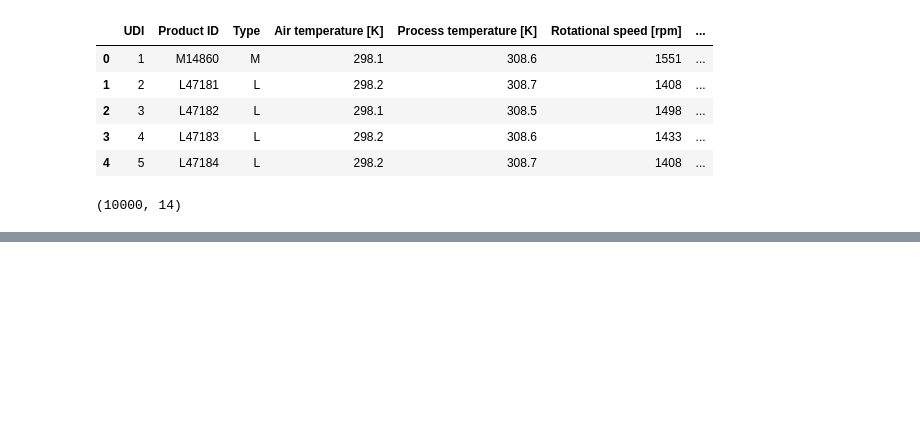
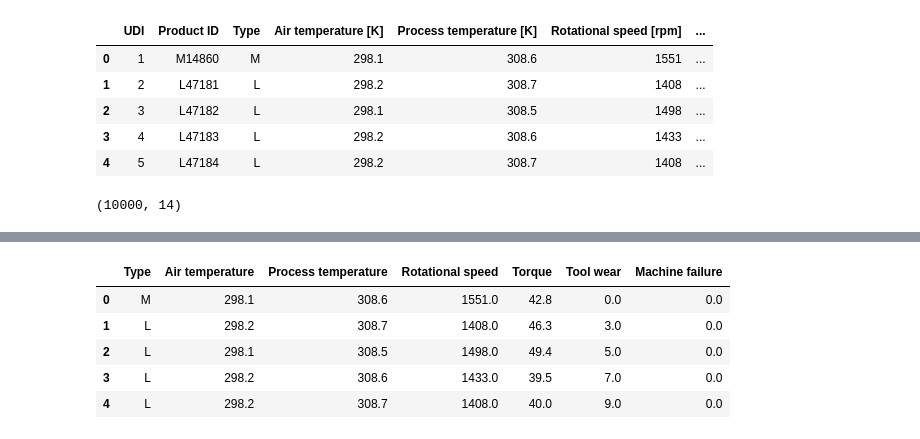
Before and after one commit to KSNW0710/master_project, a Jupyter notebook: src/pdm.ipynb, the cells around one changed output, grey strips where cells are left out. Saved outputs shown, nothing was run; the diff lists cells and outputs as text; code cells hidden in the pictures; blank space fills up the shorter version.

```diff
--- a/src/pdm.ipynb
+++ b/src/pdm.ipynb
@@ -34,0 +123,9 @@ df.shape
+# %%
+df.head()
+# %% [output]
+|  | Type | Air temperature | Process temperature | Rotational speed | Torque | Tool wear | Machine failure |
+| 0 | M | 298.1 | 308.6 | 1551.0 | 42.8 | 0.0 | 0.0 |
+| 1 | L | 298.2 | 308.7 | 1408.0 | 46.3 | 3.0 | 0.0 |
+| 2 | L | 298.1 | 308.5 | 1498.0 | 49.4 | 5.0 | 0.0 |
+| 3 | L | 298.2 | 308.6 | 1433.0 | 39.5 | 7.0 | 0.0 |
+| 4 | L | 298.2 | 308.7 | 1408.0 | 40.0 | 9.0 | 0.0 |
```
Also changed, not shown: parts of 12 cells of this notebook.
